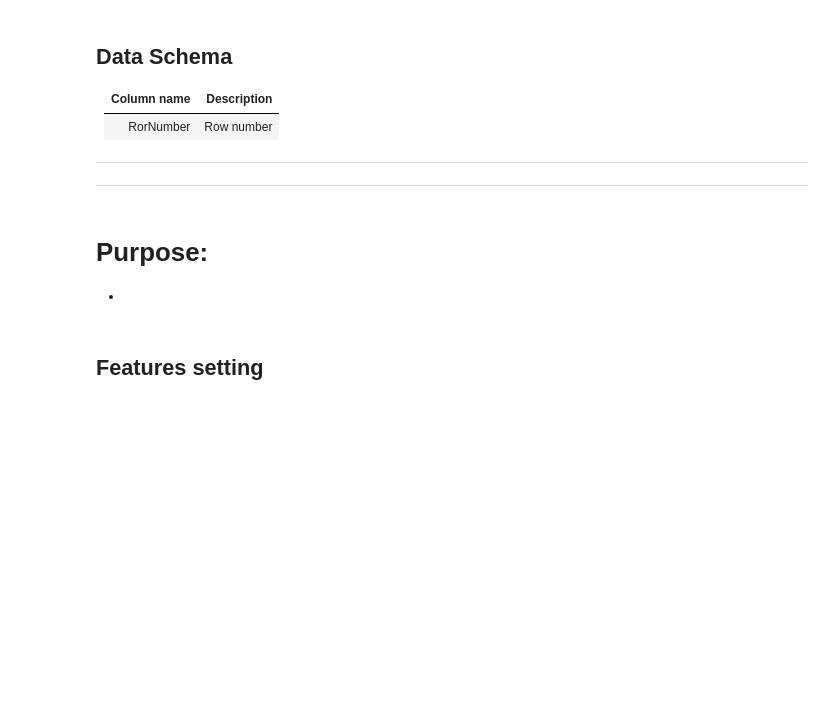
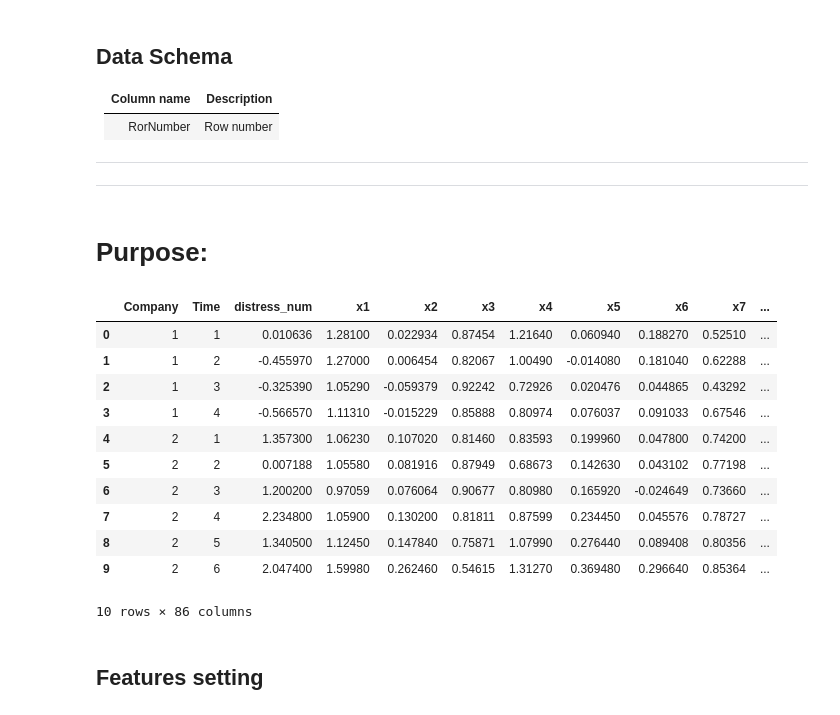
Before and after one commit to CloudMile/allianz_courses, a Jupyter notebook: insurance_use_case/solution/model_financial_distress.ipynb, the cells around one changed output. Cells and saved outputs as stored; diff of their text form; code cells hidden in the pictures; blank space fills up the shorter version.

```diff
--- a/insurance_use_case/solution/model_financial_distress.ipynb
+++ b/insurance_use_case/solution/model_financial_distress.ipynb
@@ -73,10 +89,22 @@ RorNumber       |    Row number
 ---
 # %% [markdown]
 # Purpose:
-*
 # %%
 # raw = pd.read_csv("https://storage.googleapis.com/allianz-course/data/raw_tr_financial_churn.csv")
 # raw_vl = pd.read_csv("https://storage.googleapis.com/allianz-course/data/raw_vl_financial_churn.csv")
 # raw.head()
-raw = pd.read_csv('../data/raw_financial_distess.csv').rename(columns={'Financial Distress': 'distress_num'})
+raw = pd.read_csv('https://storage.googleapis.com/allianz-course/data/raw_financial_distess.csv').rename(columns={'Financial Distress': 'distress_num'})
 raw.head(10)
+# %% [output]
+|  | Company | Time | distress_num | x1 | x2 | x3 | x4 | x5 | x6 | x7 | ... |
+| 0 | 1 | 1 | 0.010636 | 1.28100 | 0.022934 | 0.87454 | 1.21640 | 0.060940 | 0.188270 | 0.52510 | ... |
+| 1 | 1 | 2 | -0.455970 | 1.27000 | 0.006454 | 0.82067 | 1.00490 | -0.014080 | 0.181040 | 0.62288 | ... |
+| 2 | 1 | 3 | -0.325390 | 1.05290 | -0.059379 | 0.92242 | 0.72926 | 0.020476 | 0.044865 | 0.43292 | ... |
+| 3 | 1 | 4 | -0.566570 | 1.11310 | -0.015229 | 0.85888 | 0.80974 | 0.076037 | 0.091033 | 0.67546 | ... |
+| 4 | 2 | 1 | 1.357300 | 1.06230 | 0.107020 | 0.81460 | 0.83593 | 0.199960 | 0.047800 | 0.74200 | ... |
+| 5 | 2 | 2 | 0.007188 | 1.05580 | 0.081916 | 0.87949 | 0.68673 | 0.142630 | 0.043102 | 0.77198 | ... |
+| 6 | 2 | 3 | 1.200200 | 0.97059 | 0.076064 | 0.90677 | 0.80980 | 0.165920 | -0.024649 | 0.73660 | ... |
+| 7 | 2 | 4 | 2.234800 | 1.05900 | 0.130200 | 0.81811 | 0.87599 | 0.234450 | 0.045576 | 0.78727 | ... |
+| 8 | 2 | 5 | 1.340500 | 1.12450 | 0.147840 | 0.75871 | 1.07990 | 0.276440 | 0.089408 | 0.80356 | ... |
+| 9 | 2 | 6 | 2.047400 | 1.59980 | 0.262460 | 0.54615 | 1.31270 | 0.369480 | 0.296640 | 0.85364 | ... |
+10 rows × 86 columns
```
Also changed, not shown: parts of 42 cells of this notebook, 1 other file.
